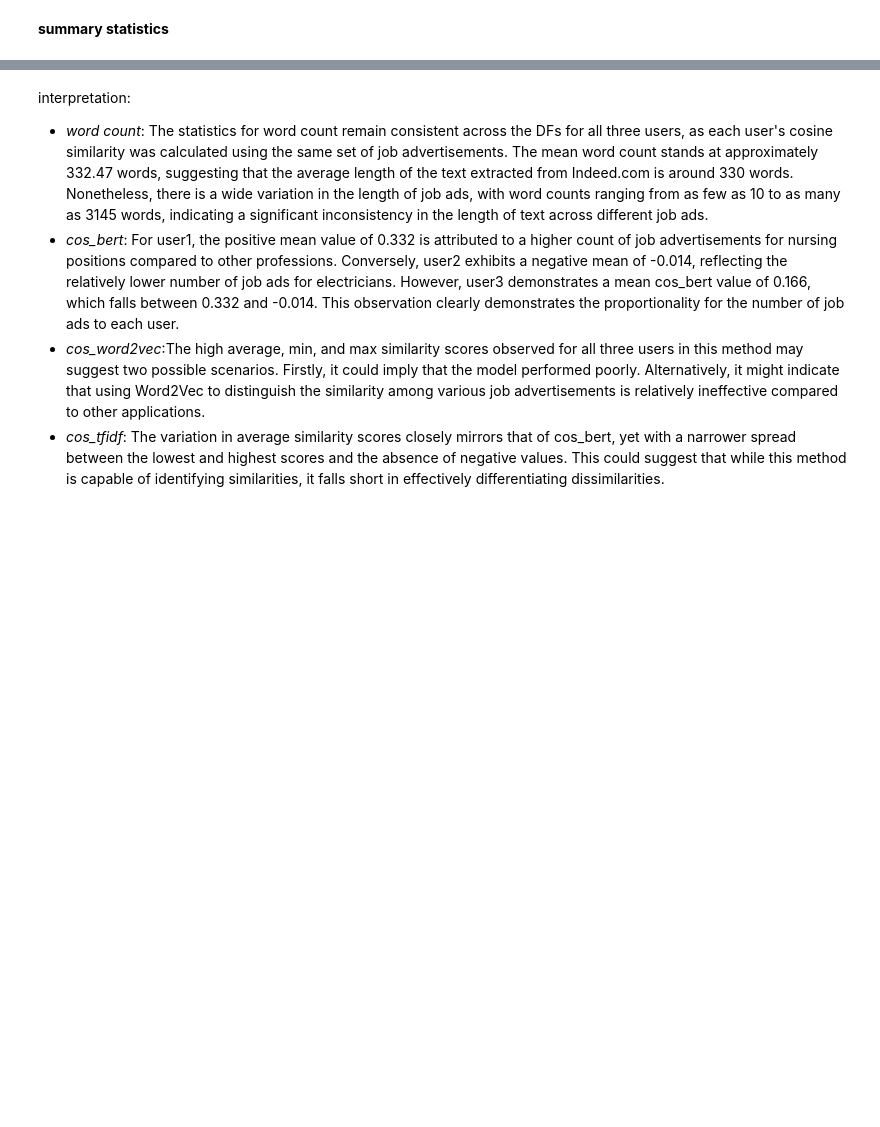
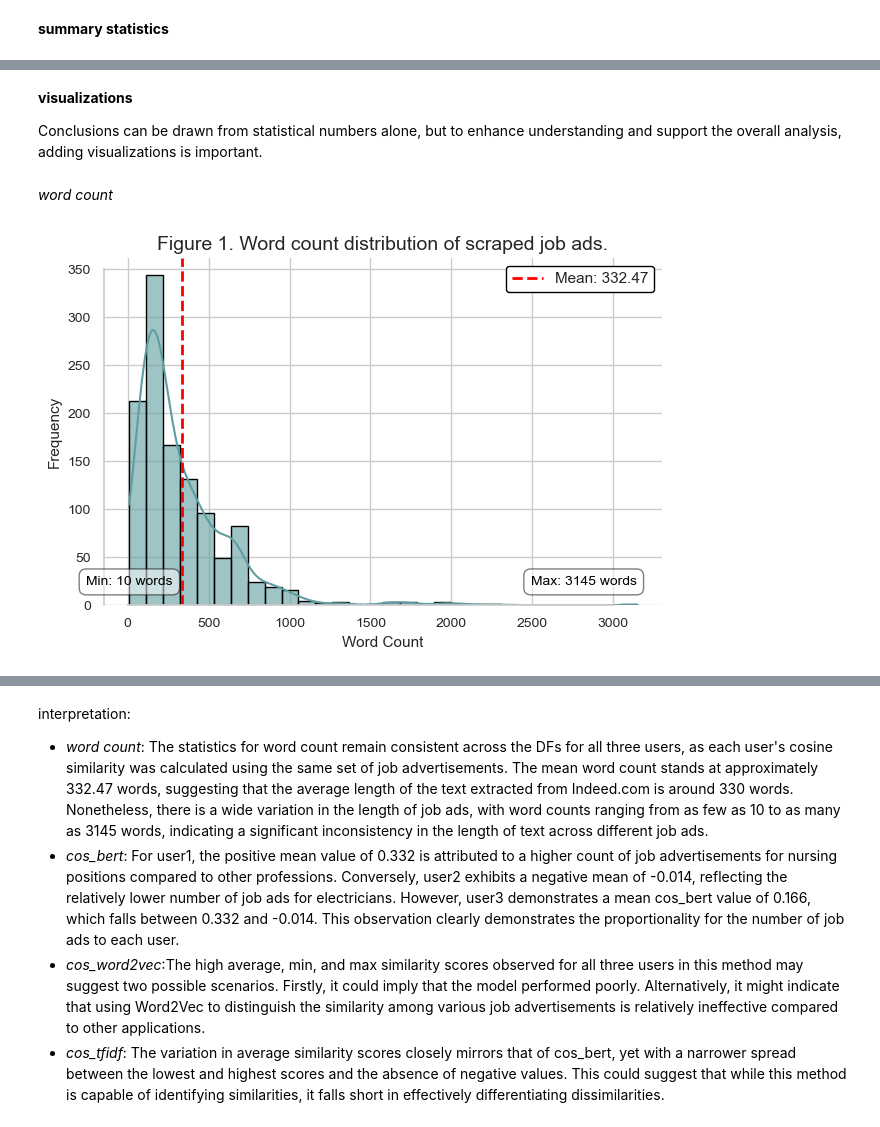
Before and after one commit to temulenbd/project-text-represetation-techniques, a Jupyter notebook: 5. human judgement.ipynb, the cells around one changed output, grey strips where cells are left out. Cells and saved outputs as stored; diff of their text form; code cells hidden in the pictures; blank space fills up the shorter version.

```diff
--- a/5. human judgement.ipynb
+++ b/5. human judgement.ipynb
@@ -10,4 +23,5 @@ import random
 # %%
-cosine_bert = pd.read_csv('cosine-bert.csv', index_col=None)
-cosine_word2vec = pd.read_csv('cosine-word2vec.csv', index_col=None)
-cosine_tfidf = pd.read_csv('cosine-tfidf.csv', index_col=None)
+# Reading the CSV files containing cosine similarity scores into pandas DF.
+cosine_bert = pd.read_csv('cosine_bert.csv', index_col=None)
+cosine_word2vec = pd.read_csv('cosine_word2vec.csv', index_col=None)
+cosine_tfidf = pd.read_csv('cosine_tfidf.csv', index_col=None)
@@ -87,2 +28,7 @@ display(cosine_user3.head(2))
+# %%
+# Use the costum function and process DFs for each user.
+user1_data = process_cosine_data(cosine_bert, cosine_word2vec, cosine_tfidf, 'user1')
+user2_data = process_cosine_data(cosine_bert, cosine_word2vec, cosine_tfidf, 'user2')
+user3_data = process_cosine_data(cosine_bert, cosine_word2vec, cosine_tfidf, 'user3')
 # %% [markdown]
 **summary statistics**
@@ -152,0 +102,38 @@ plt.show()
+# %% [markdown]
+**visualizations**
+
+Conclusions can be drawn from statistical numbers alone, but to enhance understanding and support the overall analysis, adding visualizations is important.
+# %% [markdown]
+*word count*
+# %%
+sns.set(style='whitegrid')
+plt.figure(figsize=(6.5, 4.5))
+
+sns.histplot(user1_data['word_count'], bins=30, kde=True, color='cadetblue', edgecolor='black', alpha=0.6)
+
+
+plt.title('Figure 1. Word count distribution of scraped job ads.', fontsize=14)
+plt.xlabel('Word Count', fontsize=11)
+plt.ylabel('Frequency', fontsize=11)
+
+mean_word_count = user1_data['word_count'].mean()
+max_word_count = user1_data['word_count'].max()
+min_word_count = user1_data['word_count'].min()
+
+plt.axvline(mean_word_count, color='red', linestyle='--', linewidth=2, label=f'Mean: {mean_word_count:.2f}')
+bottom_y_coord = plt.ylim()[0] + (plt.ylim()[1] - plt.ylim()[0]) * 0.05
+
+plt.text(max_word_count, bottom_y_coord, f'Max: {max_word_count} words', color='black', fontsize=10,
+         ha='right', va='bottom', bbox=dict(facecolor='white', alpha=0.5, edgecolor='black', boxstyle='round,pad=0.5'))
+plt.text(min_word_count, bottom_y_coord, f'Min: {min_word_count} words', color='black', fontsize=10,
+         ha='center', va='bottom', bbox=dict(facecolor='white', alpha=0.5, edgecolor='black', boxstyle='round,pad=0.5'))
+
+plt.legend(frameon=True, facecolor='white', framealpha=1, edgecolor='black')
+plt.xticks(fontsize=10)
+plt.yticks(fontsize=10)
+sns.despine(trim=True)
+plt.tight_layout()
+
+plt.show()
+# %% [output]
+[figure, added]
```
Also changed, not shown: parts of 48 cells of this notebook, 2 other files.
